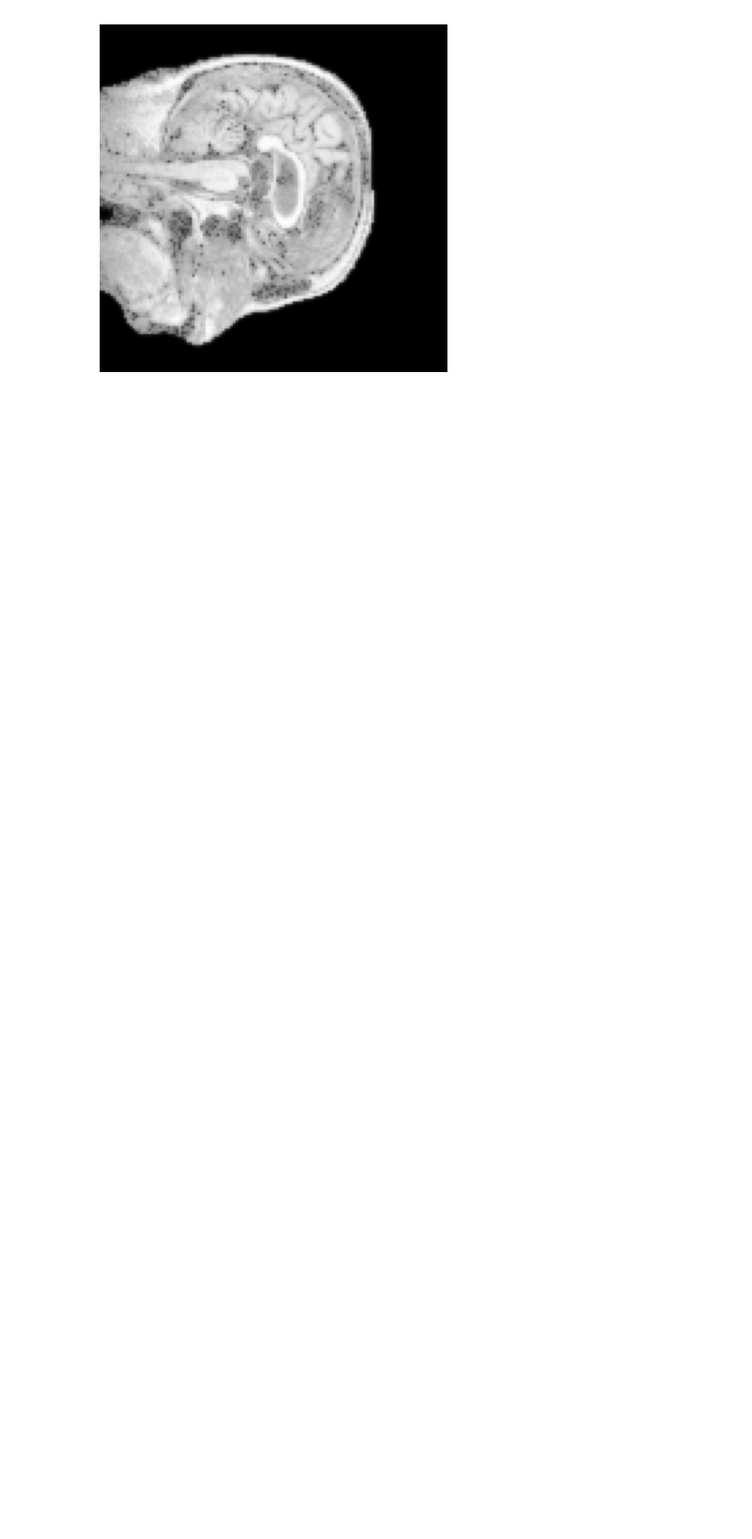
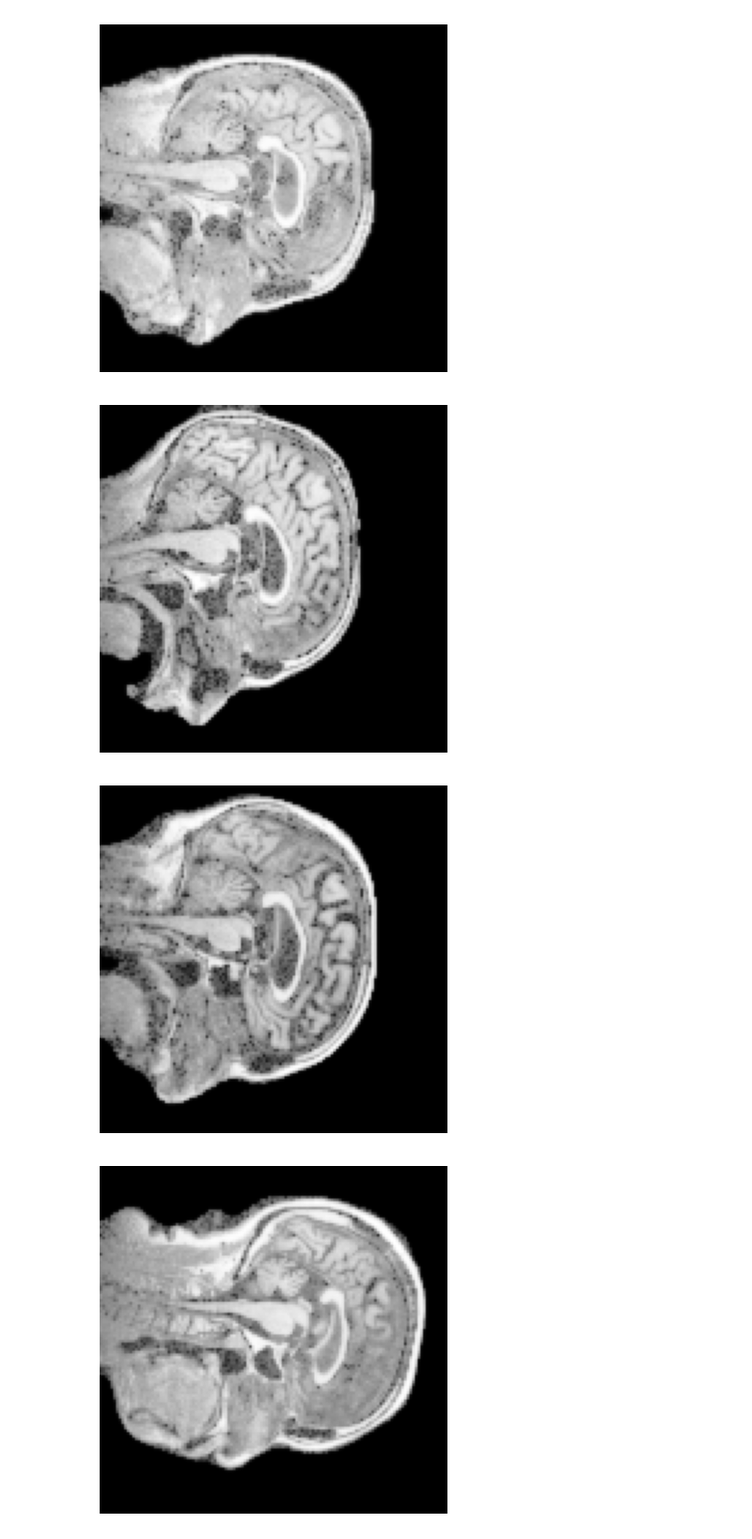
Before and after one commit to ItsPranavz/alzheimers-classification, a Jupyter notebook: mri-pre-processing.ipynb, the cells around one changed output. Shown at 94% size. Cells and saved outputs as stored; diff of their text form; code cells hidden in the pictures; blank space fills up the shorter version.

```diff
--- a/mri-pre-processing.ipynb
+++ b/mri-pre-processing.ipynb
@@ -183,3 +181,28 @@ for scan in denoised_mri_scans:
 [figure]
 [figure]
 [figure]
+# %%
+# Appying gamma correction to denoised MRI scans
+import numpy as np
+import matplotlib.pyplot as plt
+from skimage import exposure
+
+def gamma_correction(image, gamma=1.0):
+    corrected_image = exposure.adjust_gamma(image, gamma=gamma)
+    return corrected_image
+
+gamma_value = 1.5
+enhanced_mri_scans_gamma = np.empty_like(denoised_mri_scans)
+
+for i in range(denoised_mri_scans.shape[0]):
+    enhanced_mri_scans_gamma[i, ...] = gamma_correction(denoised_mri_scans[i, ...], gamma=gamma_value)
+# %%
+# Display central cross-section after gamma correction
+for scan in enhanced_mri_scans_gamma:
+  plt.imshow(scan[:,:,32], cmap="gray")
+  plt.axis("off")
+  plt.show()
+# %% [output]
+[figure, added]
+[figure, added]
+[figure, added]
```
Also changed, not shown: parts of 6 cells of this notebook.
